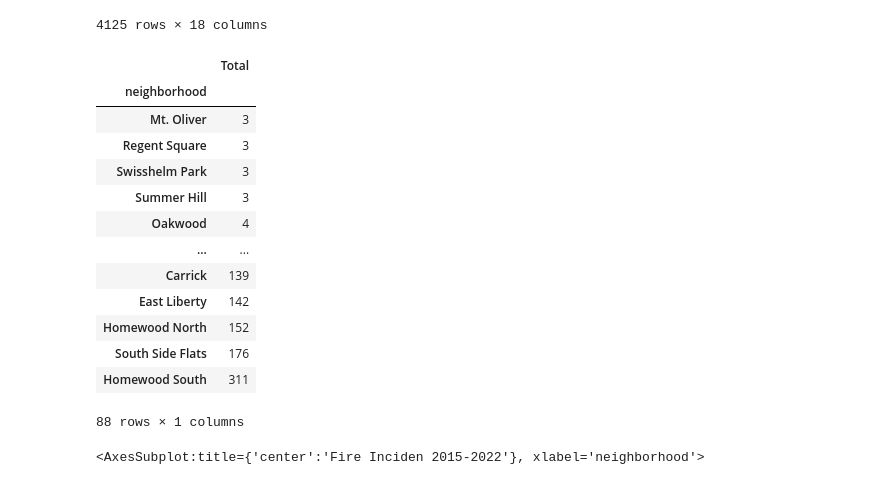
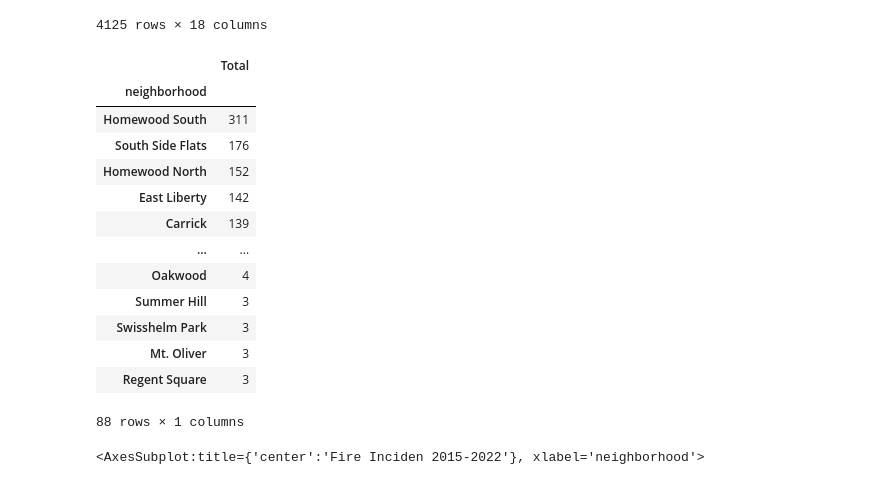
Before and after one commit to TingluR/CMPINF001-Final-Project, a Jupyter notebook: Firearm_Seizures_Data.ipynb, the cells around one changed output. Saved outputs shown, nothing was run; the diff lists cells and outputs as text; code cells hidden in the pictures.

```diff
--- a/Firearm_Seizures_Data.ipynb
+++ b/Firearm_Seizures_Data.ipynb
@@ -22,22 +22,22 @@ df
 4125 rows × 18 columns
 # %%
 total = df.groupby('neighborhood').agg(Total = ('total_count', 'sum'))
-total.sort_values("Total", ascending=True)#.head(5)#True Faluse
+total.sort_values("Total", ascending=False)#.head(5)#True Faluse
 #total.sort_values("Total", ascending=False).head(5)
 # %% [output]
 |  | Total |
 | neighborhood |  |
+| Homewood South | 311 |
+| South Side Flats | 176 |
+| Homewood North | 152 |
+| East Liberty | 142 |
+| Carrick | 139 |
+| ... | ... |
+| Oakwood | 4 |
+| Summer Hill | 3 |
+| Swisshelm Park | 3 |
 | Mt. Oliver | 3 |
 | Regent Square | 3 |
-| Swisshelm Park | 3 |
-| Summer Hill | 3 |
-| Oakwood | 4 |
-| ... | ... |
-| Carrick | 139 |
-| East Liberty | 142 |
-| Homewood North | 152 |
-| South Side Flats | 176 |
-| Homewood South | 311 |
 88 rows × 1 columns
 # %%
 import matplotlib.pyplot as plot
```
